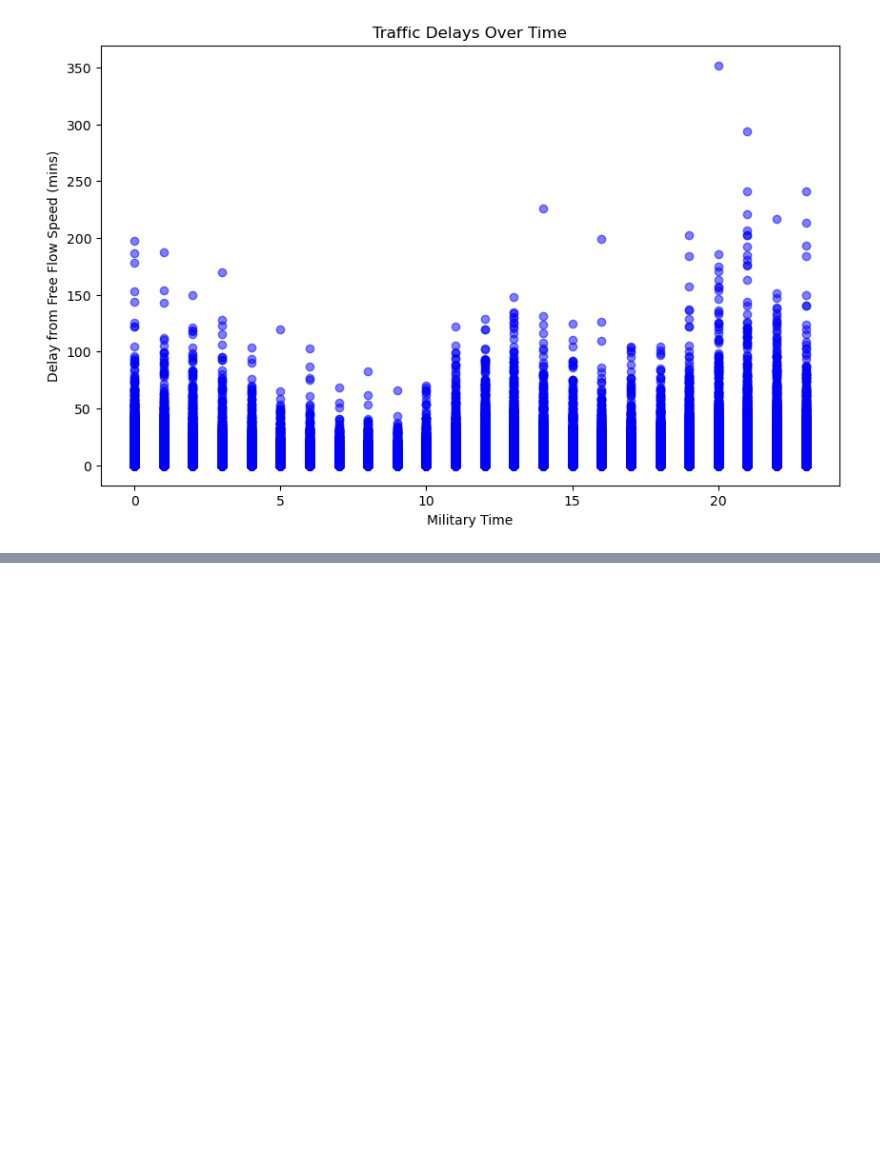
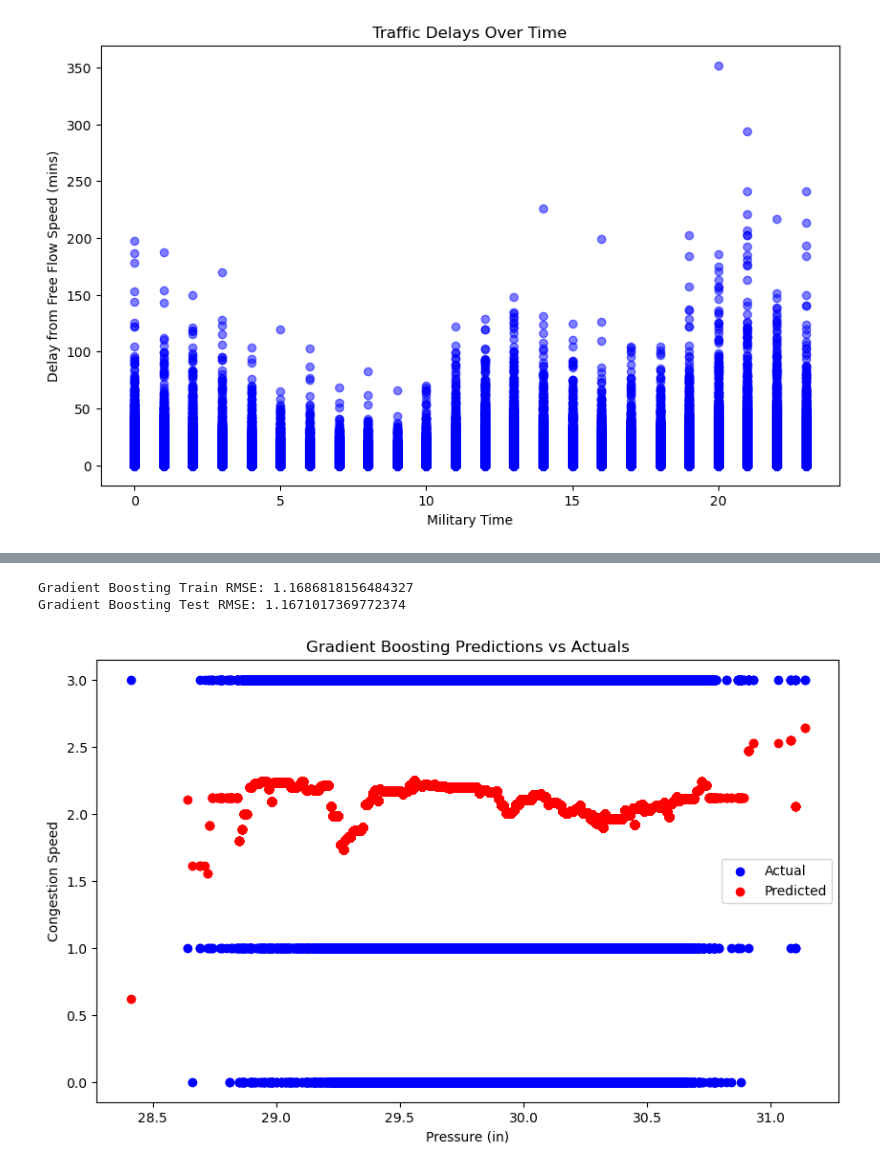
Before and after one commit to EliasGarciaa/DSC_232R_Group-Project, a Jupyter notebook: analysis.ipynb, the cells around one changed output, grey strips where cells are left out. Saved outputs shown, nothing was run; the diff lists cells and outputs as text; code cells hidden in the pictures; blank space fills up the shorter version.

```diff
--- a/analysis.ipynb
+++ b/analysis.ipynb
@@ -247,0 +392,30 @@ plt.show()
+# %%
+from sklearn.ensemble import GradientBoostingRegressor
+
+# Train the Gradient Boosting model
+gb_model = GradientBoostingRegressor(n_estimators=100, random_state=42)
+gb_model.fit(X_train_scaled, y_train)
+
+# Predictions
+gb_train_preds = gb_model.predict(X_train_scaled)
+gb_test_preds = gb_model.predict(X_test_scaled)
+
+# Evaluation: Calculate RMSE
+gb_train_rmse = np.sqrt(mean_squared_error(y_train, gb_train_preds))
+gb_test_rmse = np.sqrt(mean_squared_error(y_test, gb_test_preds))
+print("Gradient Boosting Train RMSE:", gb_train_rmse)
+print("Gradient Boosting Test RMSE:", gb_test_rmse)
+
+# Plotting predictions vs actuals
+plt.figure(figsize=(10, 6))
+plt.scatter(X_test, y_test, color='blue', label='Actual')
+plt.scatter(X_test, gb_test_preds, color='red', label='Predicted')
+plt.xlabel('Pressure (in)')
+plt.ylabel('Congestion Speed')
+plt.title('Gradient Boosting Predictions vs Actuals')
+plt.legend()
+plt.show()
+# %% [output]
+Gradient Boosting Train RMSE: 1.1686818156484327
+Gradient Boosting Test RMSE: 1.1671017369772374
+[figure, added]
```
Also changed, not shown: parts of 21 cells of this notebook.
